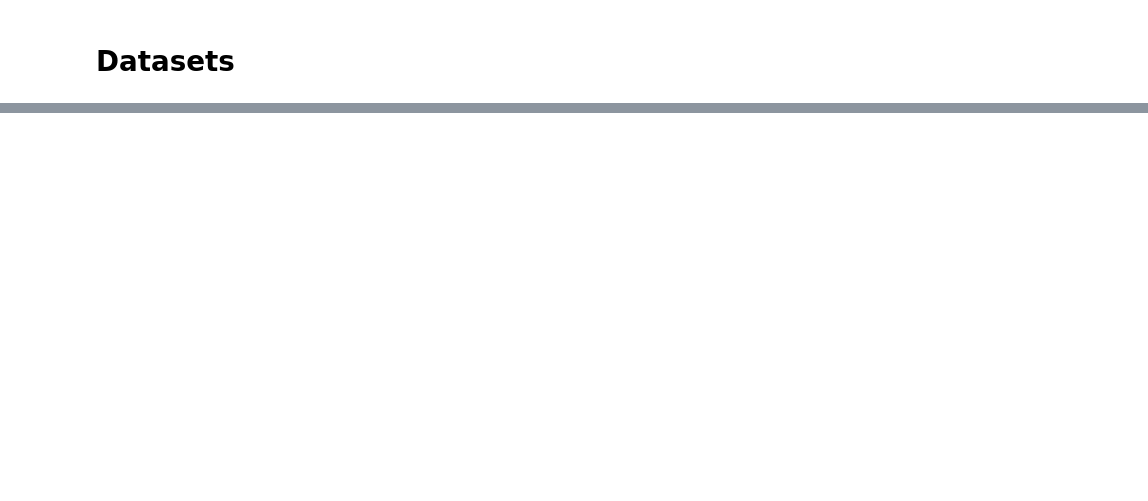
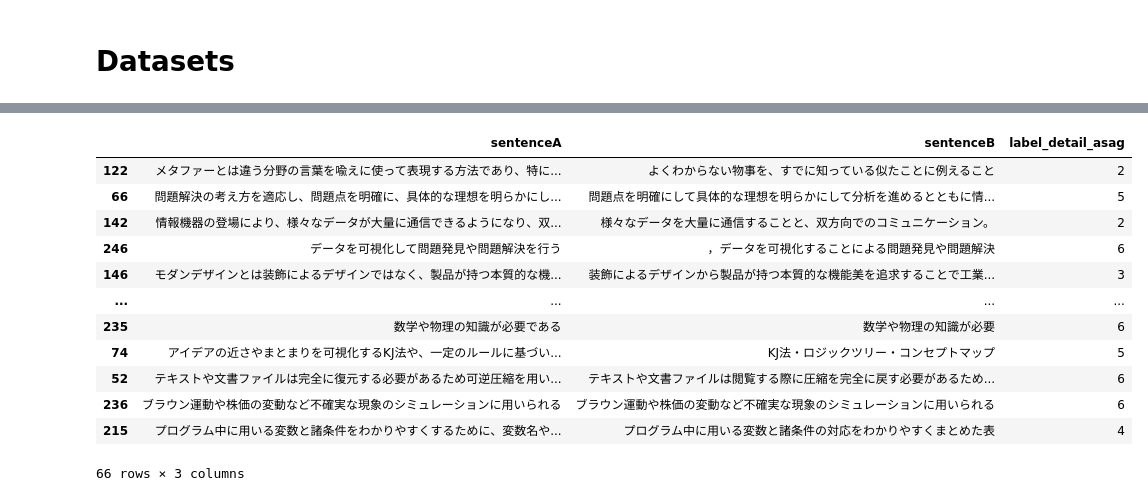
Before and after one commit to kyaoNK/bert_asag, a Jupyter notebook: BERT_ASAG.ipynb, the cells around one changed output, grey strips where cells are left out. Drawn from its saved outputs; the diff is of its cells as text; code cells hidden in the pictures; blank space fills up the shorter version.

```diff
--- a/BERT_ASAG.ipynb
+++ b/BERT_ASAG.ipynb
@@ -450,0 +268,16 @@ trainer.evaluate()
+# %%
+valid_df
+# %% [output]
+|  | sentenceA | sentenceB | label_detail_asag |
+| 122 | メタファーとは違う分野の言葉を喩えに使って表現する方法であり、特に... | よくわからない物事を、すでに知っている似たことに例えること | 2 |
+| 66 | 問題解決の考え方を適応し、問題点を明確に、具体的な理想を明らかにし... | 問題点を明確にして具体的な理想を明らかにして分析を進めるとともに情... | 5 |
+| 142 | 情報機器の登場により、様々なデータが大量に通信できるようになり、双... | 様々なデータを大量に通信することと、双方向でのコミュニケーション。 | 2 |
+| 246 | データを可視化して問題発見や問題解決を行う | ，データを可視化することによる問題発見や問題解決 | 6 |
+| 146 | モダンデザインとは装飾によるデザインではなく、製品が持つ本質的な機... | 装飾によるデザインから製品が持つ本質的な機能美を追求することで工業... | 3 |
+| ... | ... | ... | ... |
+| 235 | 数学や物理の知識が必要である | 数学や物理の知識が必要 | 6 |
+| 74 | アイデアの近さやまとまりを可視化するKJ法や、一定のルールに基づい... | KJ法・ロジックツリー・コンセプトマップ | 5 |
+| 52 | テキストや文書ファイルは完全に復元する必要があるため可逆圧縮を用い... | テキストや文書ファイルは閲覧する際に圧縮を完全に戻す必要があるため... | 6 |
+| 236 | ブラウン運動や株価の変動など不確実な現象のシミュレーションに用いられる | ブラウン運動や株価の変動など不確実な現象のシミュレーションに用いられる | 6 |
+| 215 | プログラム中に用いる変数と諸条件をわかりやすくするために、変数名や... | プログラム中に用いる変数と諸条件の対応をわかりやすくまとめた表 | 4 |
+66 rows × 3 columns
```
Also changed, not shown: parts of 53 cells of this notebook.
